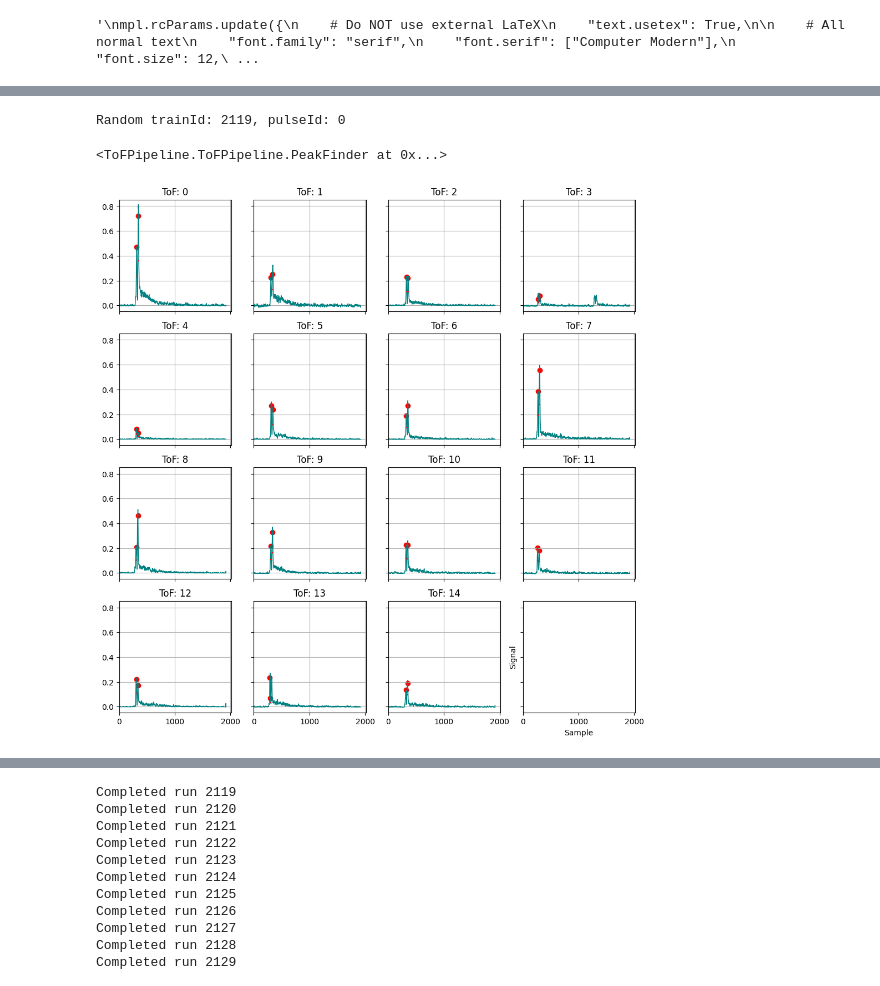
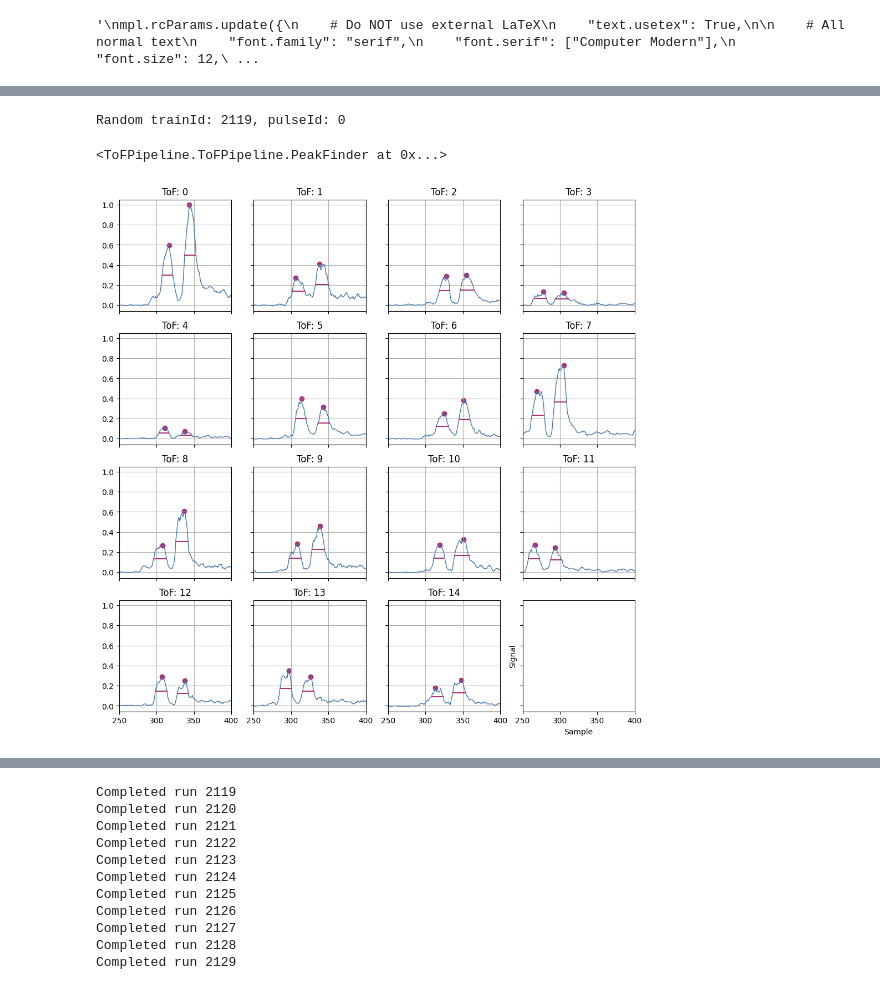
Before and after one commit to XAC-CFEL/PolScope, a Jupyter notebook: test.ipynb, the cells around one changed output, grey strips where cells are left out. Drawn from its saved outputs; the diff is of its cells as text; code cells hidden in the pictures.

Commit message:
some baseline/smoothing testing

```diff
--- a/test.ipynb
+++ b/test.ipynb
@@ -159,7 +159,7 @@ raw = """
 data = ToFPipeline.NXSLoader("data").load(runNumbers=[runNo]).defaultPreprocessing(baselineRegion=[1800,1850])
 # %%
 #%matplotlib widget
-results = ToFPipeline.PeakFinder(data.data).stack().normalize().smooth(windowSize=7).process(threshold=0.01,peakNo=1,roi=[0,500],minWidth=False,symmetric=False,slopeLength=5,maxSlope=0).dataframe()
+results = ToFPipeline.PeakFinder(data.data).stack().smooth().normalize().process(threshold=0.01,peakNo=1,roi=[0,500],minWidth=False,symmetric=False).dataframe()
 results.results["pos"] = results.results["pos"] + 0
 #results.fitGaussians(useUpperHalf=False,multiGauss=[3,1],roiWidthMultiplier=2.0)
 results.plotSingle(ToF=1,logScale=False,xmin=250,xmax=400,figsize=(4,5),showGaussianFit=False)
@@ -190,6 +170,6 @@ results.results
 # %%
-results.plot(xmin=0,xmax=None,logScale=False)
+results.plot(xmin=250,xmax=400,logScale=False)
 # %% [output]
 Random trainId: 2119, pulseId: 0
 <ToFPipeline.ToFPipeline.PeakFinder at 0x...>
-[figure, old version]
+[figure, new version]
```
Also changed, not shown: parts of 11 cells of this notebook, 3 other files.
